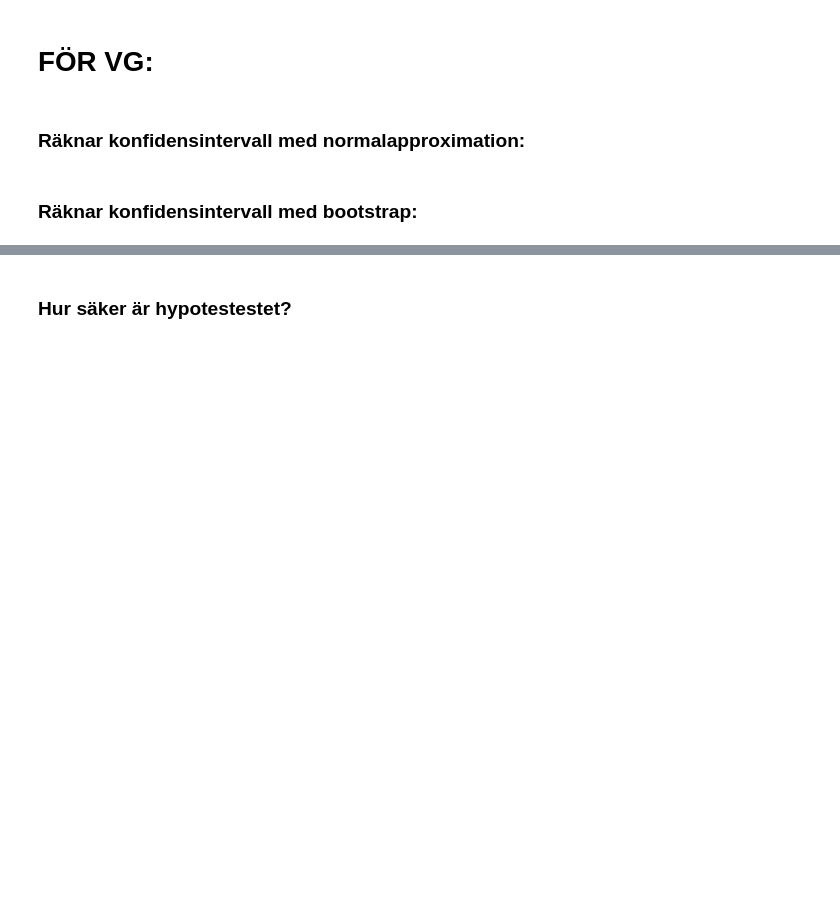
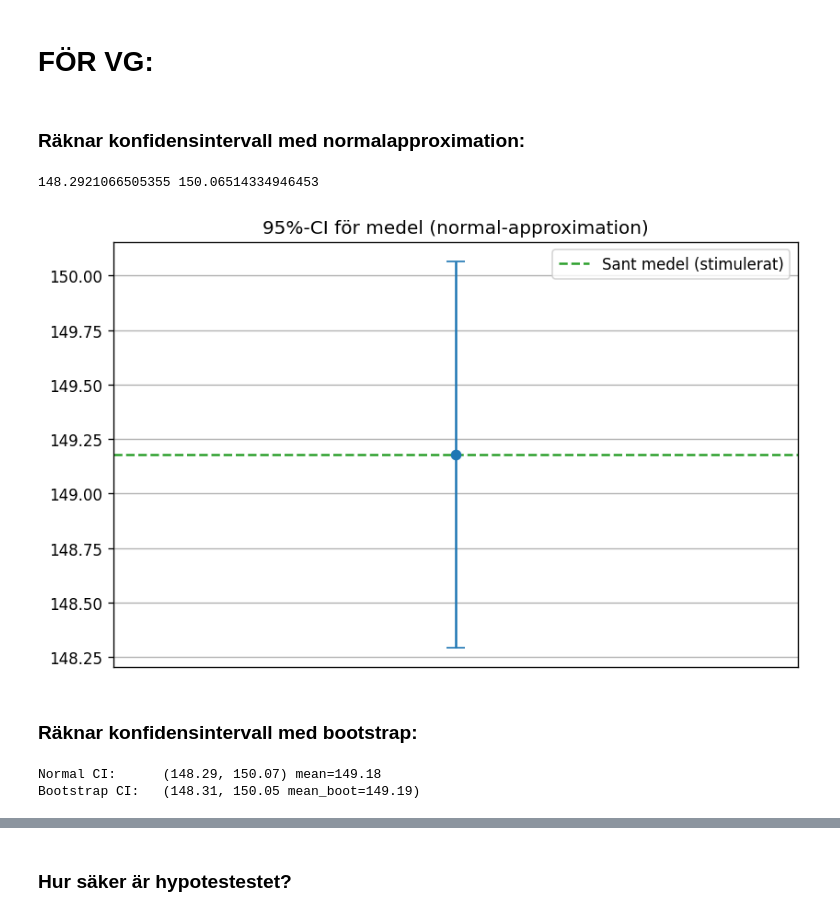
Before and after one commit to KataBeh/H-lsostudie-, a Jupyter notebook: scr/notebook.ipynb, the cells around one changed output, grey strips where cells are left out. Saved outputs shown, nothing was run; the diff lists cells and outputs as text; code cells hidden in the pictures; blank space fills up the shorter version.

Commit message:
fixed normalapproximation and bootstrap

```diff
--- a/scr/notebook.ipynb
+++ b/scr/notebook.ipynb
@@ -245,2 +250,35 @@ Jag gjorde ett test för att se om rökare har högre medel- blodtryck än icke-
+# %%
+def ci_norm(x, confidence=0.95):
+    """
+    95%-CI för medel med normal-approximation:
+    medel ± 1.96 * (s / sqrt(n))
+    """
+    n = len(x)
+    m = np.mean(x)
+    s = np.std(x, ddof=1)
+    alpha = 1 - confidence
+    z = stats.norm.ppf(1 - alpha /2)
+
+    half_width = z * s / np.sqrt(n)
+    lo, hi = m - half_width, m + half_width
+    return lo, hi, m, s, n
+
+x = df["systolic_bp"].dropna().to_numpy()
+lo, hi, m, s, n = ci_norm(x)
+print(lo, hi)
+# %% [output]
+148.2921066505355 150.06514334946453
+# %%
+fig, ax = plt.subplots()
+ax.errorbar([0], [m], yerr=[[m - lo], [hi - m]], fmt="o", capsize=6)             # yerr = ritar ut felstaplarna; fmt gjorde punkten i mitten; capsize gjorde hattarna
+ax.axhline(m, color="tab:green", linestyle="--", label="Sant medel (stimulerat)")
+ax.set_xticks([])
+ax.grid(True, axis="y")
+ax.legend()
+ax.set_title("95%-CI för medel (normal-approximation)")
+
+plt.show()
+# %% [output]
+[figure, added]
 # %% [markdown]
 ### Räknar konfidensintervall med bootstrap:
@@ -246,0 +292,13 @@ Jag gjorde ett test för att se om rökare har högre medel- blodtryck än icke-
+# %%
+# Jämför båda :
+
+x = df["systolic_bp"].dropna().to_numpy()
+
+lo_n, hi_n, m_n, *_ = ci_norm(x)
+lo_b, hi_b, m_b, boots = ci_bootstrap(x)
+
+print(f"Normal CI:      ({lo_n:.2f}, {hi_n:.2f}) mean={m_n:.2f}")
+print(f"Bootstrap CI:   ({lo_b:.2f}, {hi_b:.2f} mean_boot={m_b:.2f})")
+# %% [output]
+Normal CI:      (148.29, 150.07) mean=149.18
+Bootstrap CI:   (148.31, 150.05 mean_boot=149.19)
```
Also changed, not shown: parts of 7 cells of this notebook.
